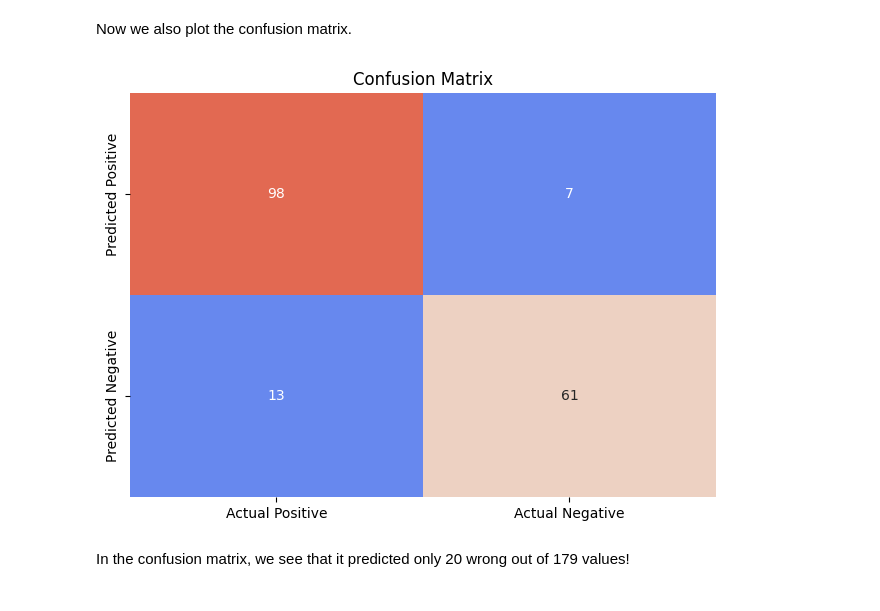
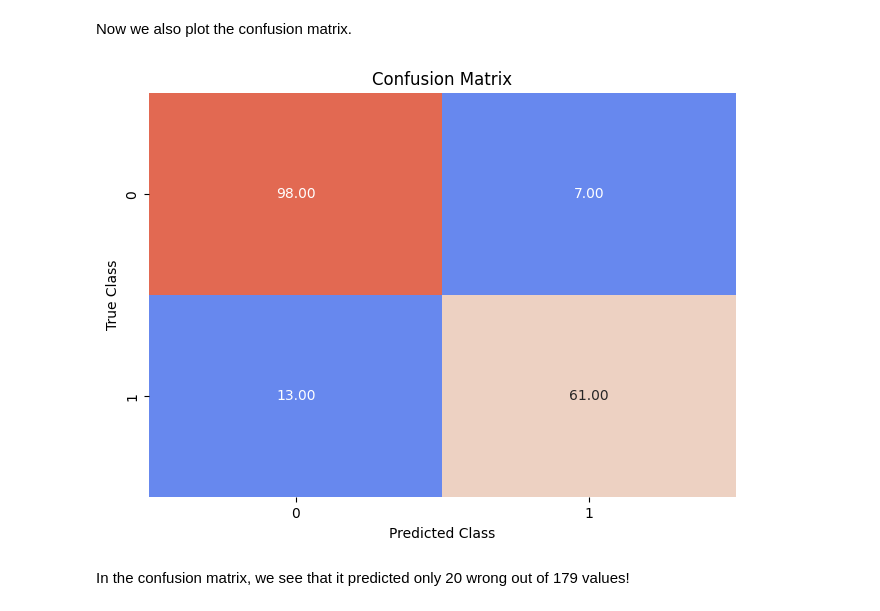
Before and after one commit to MarcelinaSiwka/MEM, a Jupyter notebook: Titanic/random_forest/titanic_random_forest_classifier.ipynb, the cells around one changed output. Drawn from its saved outputs; the diff is of its cells as text; code cells hidden in the pictures.

```diff
--- a/Titanic/random_forest/titanic_random_forest_classifier.ipynb
+++ b/Titanic/random_forest/titanic_random_forest_classifier.ipynb
@@ -428,15 +428,21 @@ The ROC curve has a AUC of 96%. this is a very high score!
 # %% [markdown]
 Now we also plot the confusion matrix.
 # %%
-matrix = confusion_matrix(y_test, y_pred)
-df_confusion = pd.DataFrame(matrix, index=['Predicted Positive','Predicted Negative'],columns=['Actual Positive','Actual Negative'])
-colormap = sns.color_palette("coolwarm")
-sns.heatmap(df_confusion, annot=True, cbar=None, cmap=colormap)
-plt.title("Confusion Matrix")
-plt.tight_layout()
-plt.show()
+def plot_confusion_matrix(test_labels, target_predicted):
+    matrix = confusion_matrix(test_labels, target_predicted)
+    df_confusion = pd.DataFrame(matrix)
+    colormap = sns.color_palette("coolwarm")
+    sns.heatmap(df_confusion, annot=True, fmt='.2f', cbar=None, cmap=colormap)
+    plt.title("Confusion Matrix")
+    plt.tight_layout()
+    plt.ylabel("True Class")
+    plt.xlabel("Predicted Class")
+    plt.show()
+
+
+plot_confusion_matrix(y_test, y_pred)
 # %% [output]
-[figure, old version]
+[figure, new version]
 # %% [markdown]
 In the confusion matrix, we see that it predicted only 20 wrong out of 179 values!
 # %% [markdown]
```
Also changed, not shown: parts of 6 cells of this notebook, 5 other files.
